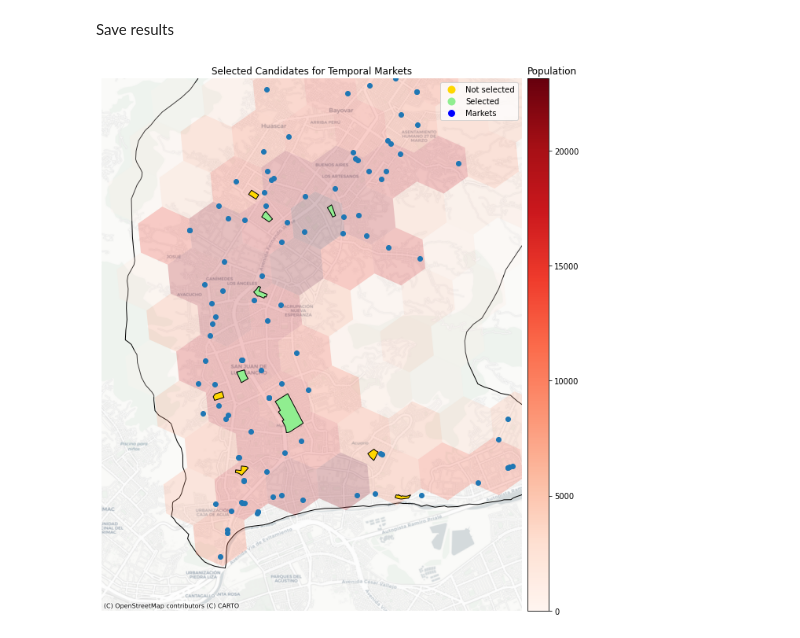
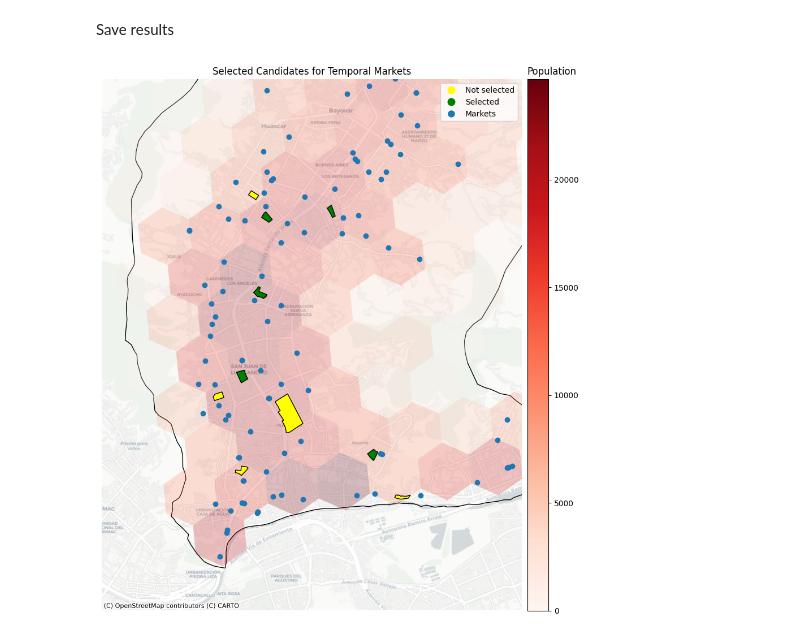
Before and after one commit to EL-BID/urbanpy, a Jupyter notebook: notebooks/Market Facility Location with Python.ipynb, the cells around one changed output. Drawn from its saved outputs; the diff is of its cells as text; code cells hidden in the pictures.

Commit message:
add missing cmap, update i/o

```diff
--- a/notebooks/Market Facility Location with Python.ipynb
+++ b/notebooks/Market Facility Location with Python.ipynb
@@ -312,7 +284,7 @@ facilities = [f'FAC_{i}' for i in candidates.index]
 # %% [markdown]
 Now we create dictionaries for the demand and cost, associating each customer (hexagon) to the demand (population) and each facility (park/pitch) the respective cost (travel time) to each customer
 # %%
-demand = {i: hex_sjl.loc[i, 'population_2020'] for i in hex_sjl.index}
+demand = {i: hex_sjl.loc[i, 'per_general_2020'] for i in hex_sjl.index}
 # %%
 cost_dict = {facilities[i]: {customers[j]: cost_mat[i][j] for j in hex_sjl.index} for i in candidates.index}
 # %%
@@ -436,34 +426,35 @@ cax.set_title('Population', loc='left')
 # Administrative boundaries
 sjl.plot(facecolor='none', ax=ax)
 # Population
-hex_sjl.plot('population_2020', cmap='Reds', alpha=0.25, legend=True, ax=ax, cax=cax)
+hex_sjl.plot('per_general_2020', cmap='Reds', alpha=0.25, legend=True, ax=ax, cax=cax)
 # Current Markets
 merc.plot(ax=ax, legend=True)
 # Candidates
+cmap = ListedColormap(["yellow", "green"])
 park_and_pitches_candidates.plot('is_active', cmap=cmap,  edgecolor='k',
                                  legend=True, categorical=True, ax=ax)
 
 
 # Format map legend
 legend = ax.get_legend()
 lines = legend.get_lines()
 legend.remove()
 markets_legend = Line2D([0], [0], marker='o', color='w',
-                        markerfacecolor='b', markersize=10)
+                        markerfacecolor='#1f77b4', markersize=10)
 lines.append(markets_legend)
 texts = ['Not selected', 'Selected', 'Markets']
 ax.legend(lines, texts)
 
 # Set map limits
 minx, miny, maxx, maxy = park_and_pitches_candidates.total_bounds
 margins = 0.02
 ax.set_xlim(minx-margins, maxx+margins)
 ax.set_ylim(miny-margins, maxy+margins)
 
 # Add a basemap
 ax.set_axis_off()
 cx.add_basemap(ax, source=cx.providers.CartoDB.Positron, crs='EPSG:4326')
 
 plt.tight_layout()
 # %% [output]
-[figure, old version]
+[figure, new version]
```
Also changed, not shown: parts of 9 cells of this notebook, 5 other files.
